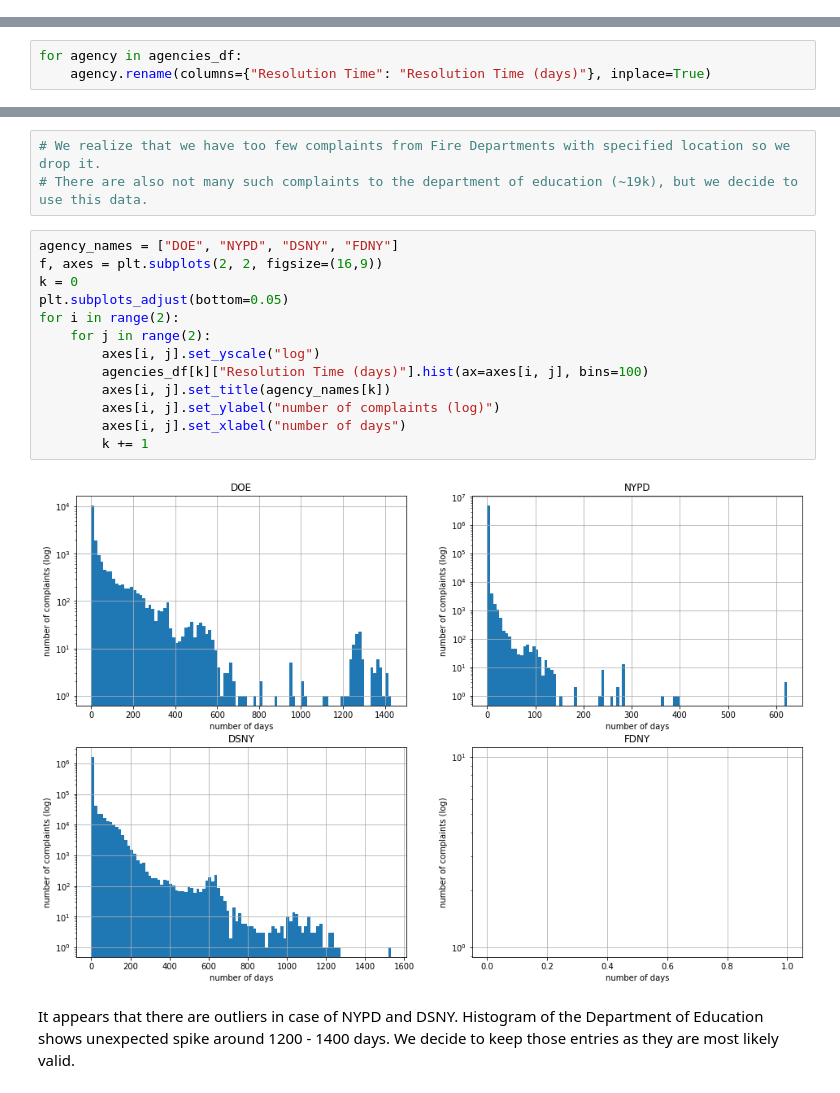
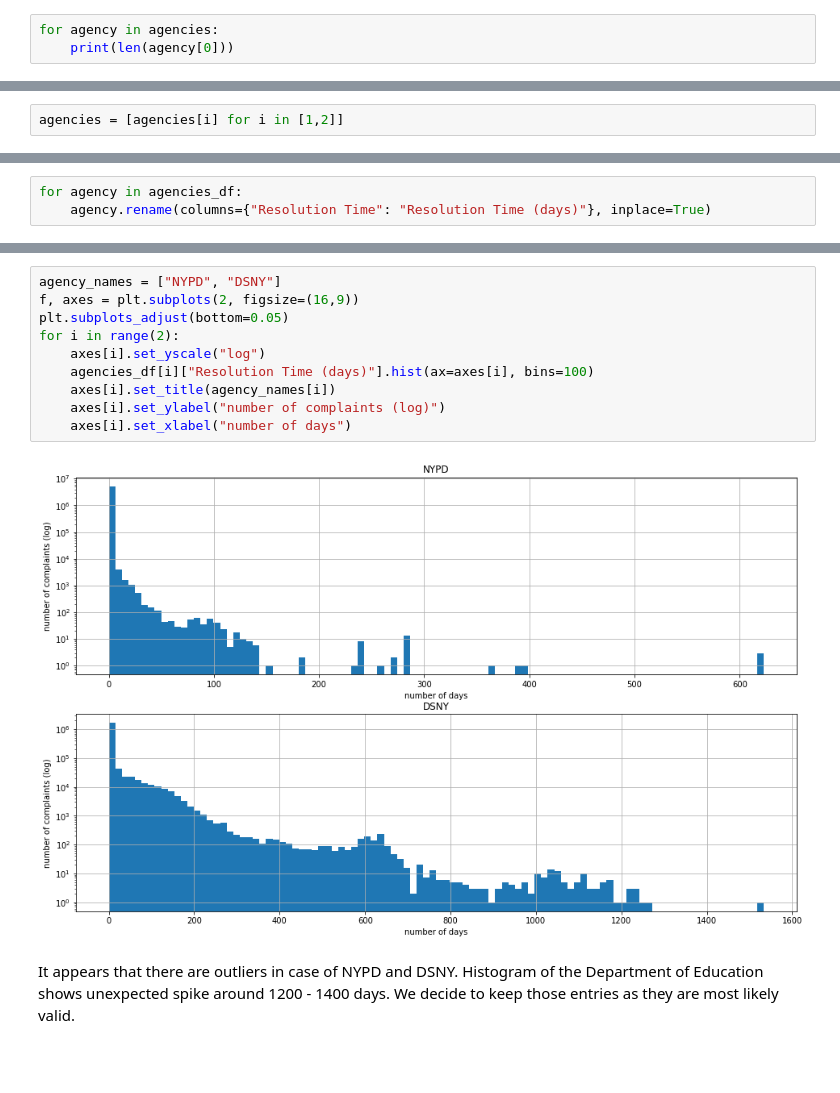
Before and after one commit to Battleman/Squada, a Jupyter notebook: ranking_departments.ipynb, the cells around one changed output, grey strips where cells are left out. Drawn from its saved outputs; the diff is of its cells as text; blank space fills up the shorter version.

```diff
--- a/ranking_departments.ipynb
+++ b/ranking_departments.ipynb
@@ -64,3 +65,6 @@ agencies = [(df_doe, doe_geojson, doe_id_field, []),
            (df_nypd, nypd_geojson, nypd_id_field, []),
            (df_dsny, dsny_geojson, dsny_id_field, []),
            (df_fdny, fdny_geojson, fdny_id_field, [])]
+# %%
+for agency in agencies:
+    print(len(agency[0]))
@@ -67,3 +79,5 @@ agencies = [(df_doe, doe_geojson, doe_id_field, []),
+# %%
+agencies = [agencies[i] for i in [1,2]]
 # %%
 for agency in agencies:
     polygons = get_polygons(agency[1], agency[2])
@@ -119,21 +121,15 @@ for agency in agencies_df:
-# %%
-# We realize that we have too few complaints from Fire Departments with specified location so we drop it.
-# There are also not many such complaints to the department of education (~19k), but we decide to use this data.
 # %%
-agency_names = ["DOE", "NYPD", "DSNY", "FDNY"]
-f, axes = plt.subplots(2, 2, figsize=(16,9))
-k = 0
+agency_names = ["NYPD", "DSNY"]
+f, axes = plt.subplots(2, figsize=(16,9))
 plt.subplots_adjust(bottom=0.05)
 for i in range(2):
-    for j in range(2):
-        axes[i, j].set_yscale("log")
-        agencies_df[k]["Resolution Time (days)"].hist(ax=axes[i, j], bins=100)
-        axes[i, j].set_title(agency_names[k])
-        axes[i, j].set_ylabel("number of complaints (log)")
-        axes[i, j].set_xlabel("number of days")
-        k += 1
+    axes[i].set_yscale("log")
+    agencies_df[i]["Resolution Time (days)"].hist(ax=axes[i], bins=100)
+    axes[i].set_title(agency_names[i])
+    axes[i].set_ylabel("number of complaints (log)")
+    axes[i].set_xlabel("number of days")
 # %% [output]
-[figure, old version]
+[figure, new version]
 # %% [markdown]
 It appears that there are outliers in case of NYPD and DSNY. Histogram of the Department of Education shows unexpected spike around 1200 - 1400 days. We decide to keep those entries as they are most likely valid.
 # %%
```
Also changed, not shown: parts of 19 cells of this notebook, 4 other files.
